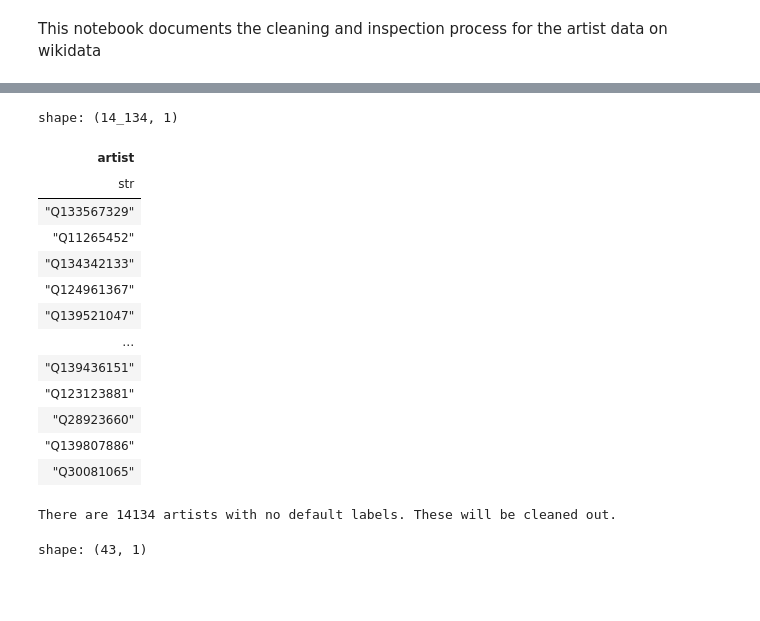
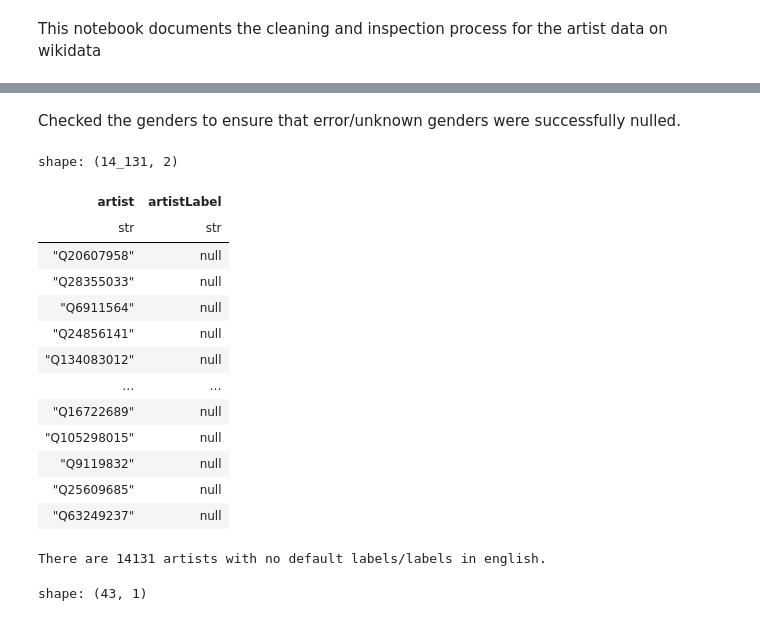
Before and after one commit to malik-files/MScDiss_IGASTNBK_, a Jupyter notebook: Main Code/cleaning_inspecting_labelling_Wikidata_artists.ipynb, the cells around one changed output, grey strips where cells are left out. Drawn from its saved outputs; the diff is of its cells as text; code cells hidden in the pictures; blank space fills up the shorter version.

```diff
--- a/Main Code/cleaning_inspecting_labelling_Wikidata_artists.ipynb
+++ b/Main Code/cleaning_inspecting_labelling_Wikidata_artists.ipynb
@@ -22,27 +56,36 @@ shape: (3, 17)
+# %% [markdown]
+Checked the genders to ensure that error/unknown genders were successfully nulled.
 # %%
-#How many individuals do not have a name in english
+#Null the artist labels for the individuals who do not have an artist label
+
 noNames = artistDF.filter(
     pl.col("artist").is_in(pl.col("artistLabel").implode())
-).select(pl.col("artist")).unique()
-display(noNames)
-print(f"There are {len(noNames)} artists with no default labels. These will be cleaned out.")
-noNames.write_csv("./missingValuesStore/artistsEntitiesWithoutLabels.csv")
+).select(pl.col("artistLabel")).unique()
+name_dict = {k: None for k in noNames["artistLabel"].to_list()}
+artistDF = artistDF.with_columns(pl.col("artistLabel").replace(name_dict))
+
+noNamesDF = artistDF.filter(
+    pl.col("artistLabel").is_null(),
+).select(pl.col(["artist","artistLabel"])).unique()
+display(noNamesDF)
+print(f"There are {len(noNamesDF)} artists with no default labels/labels in english.")
+noNamesDF.write_csv("./missingValuesStore/artistsEntitiesWithoutLabels.csv")
 # %% [output]
-shape: (14_134, 1)
+shape: (14_131, 2)
-| artist |
-| str |
-| "Q133567329" |
-| "Q11265452" |
-| "Q134342133" |
-| "Q124961367" |
-| "Q139521047" |
-| … |
-| "Q139436151" |
-| "Q123123881" |
-| "Q28923660" |
-| "Q139807886" |
-| "Q30081065" |
+| artist | artistLabel |
+| str | str |
+| "Q20607958" | null |
+| "Q28355033" | null |
+| "Q6911564" | null |
+| "Q24856141" | null |
+| "Q134083012" | null |
+| … | … |
+| "Q16722689" | null |
+| "Q105298015" | null |
+| "Q9119832" | null |
+| "Q25609685" | null |
+| "Q63249237" | null |
-There are 14134 artists with no default labels. These will be cleaned out.
+There are 14131 artists with no default labels/labels in english.
 # %%
 #The individuals with a country without an english label
 
```
Also changed, not shown: parts of 3 cells of this notebook, 1 other file.
